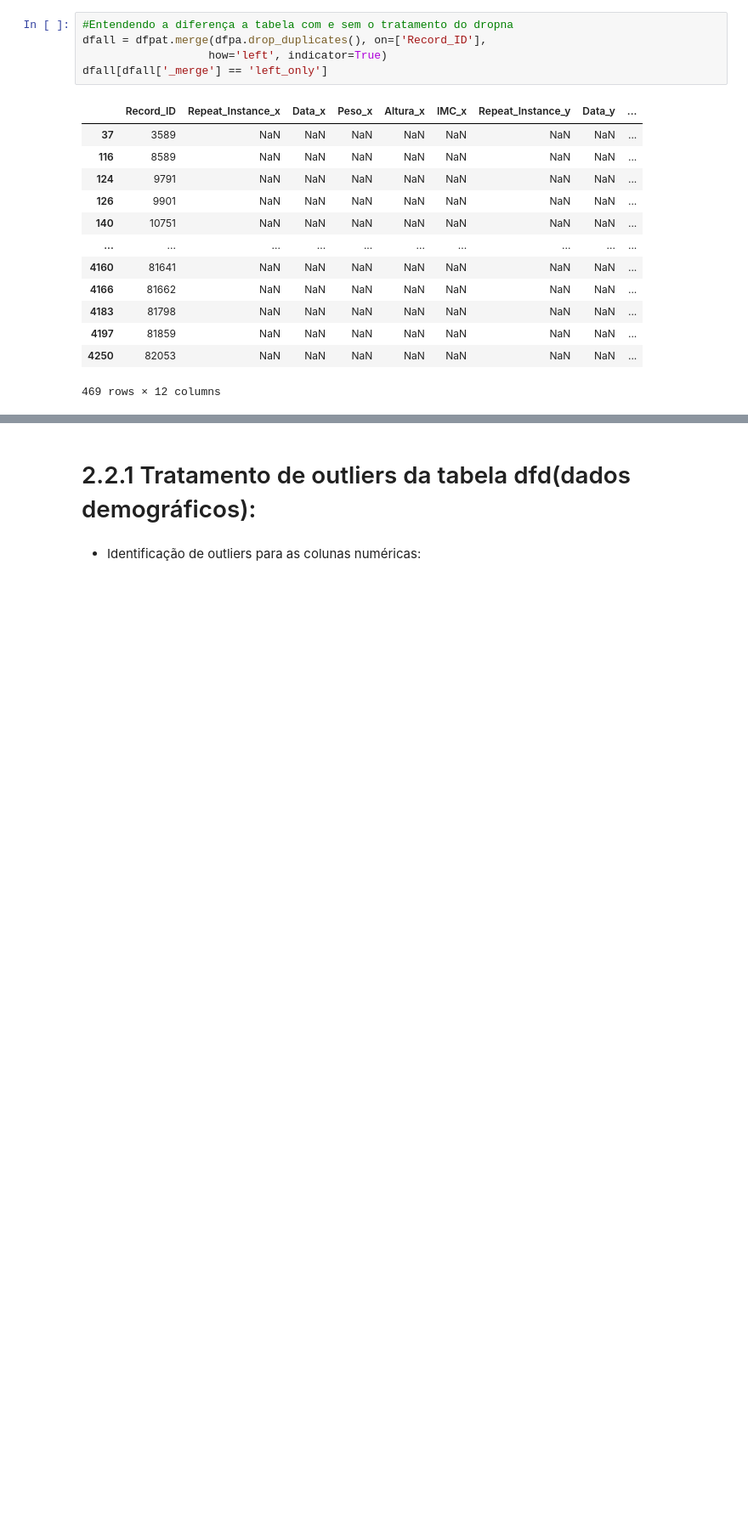
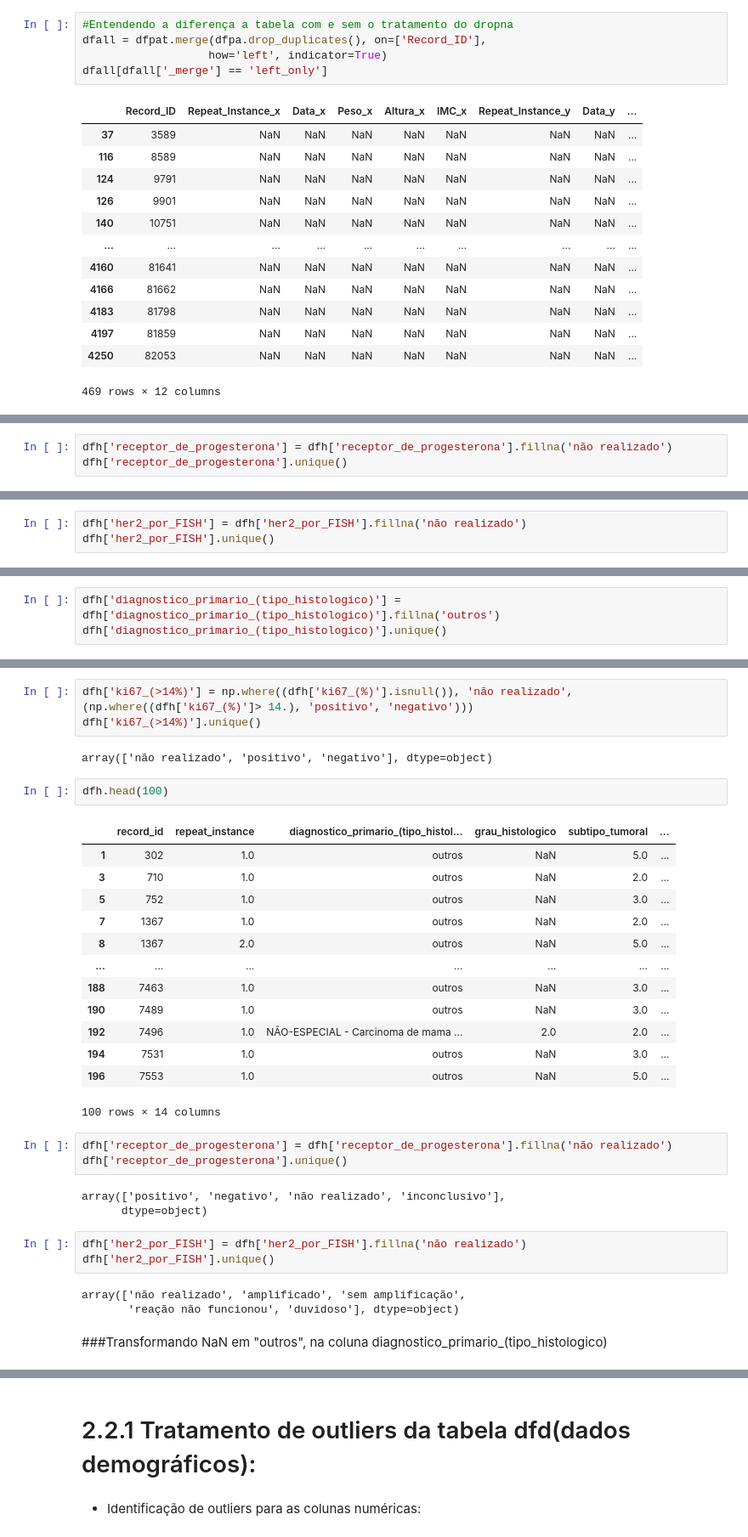
Before and after one commit to 2023M3T5-Inteli/grupo3, a Jupyter notebook: notebooks/T5_G3_V2_Predictive_Model_Development.ipynb, the cells around one changed output, grey strips where cells are left out. Shown at 85% size. Saved outputs shown, nothing was run; the diff lists cells and outputs as text; blank space fills up the shorter version.

```diff
--- a/notebooks/T5_G3_V2_Predictive_Model_Development.ipynb
+++ b/notebooks/T5_G3_V2_Predictive_Model_Development.ipynb
@@ -647,0 +833,3 @@ dfall[dfall['_merge'] == 'left_only']
+# %%
+dfh['receptor_de_progesterona'] = dfh['receptor_de_progesterona'].fillna('não realizado')
+dfh['receptor_de_progesterona'].unique()
@@ -647,0 +839,3 @@ dfall[dfall['_merge'] == 'left_only']
+# %%
+dfh['her2_por_FISH'] = dfh['her2_por_FISH'].fillna('não realizado')
+dfh['her2_por_FISH'].unique()
@@ -647,0 +847,3 @@ dfall[dfall['_merge'] == 'left_only']
+# %%
+dfh['diagnostico_primario_(tipo_histologico)'] = dfh['diagnostico_primario_(tipo_histologico)'].fillna('outros')
+dfh['diagnostico_primario_(tipo_histologico)'].unique()
@@ -647,0 +882,35 @@ dfall[dfall['_merge'] == 'left_only']
+# %%
+dfh['ki67_(>14%)'] = np.where((dfh['ki67_(%)'].isnull()), 'não realizado', (np.where((dfh['ki67_(%)']> 14.), 'positivo', 'negativo')))
+dfh['ki67_(>14%)'].unique()
+# %% [output]
+array(['não realizado', 'positivo', 'negativo'], dtype=object)
+# %%
+dfh.head(100)
+# %% [output]
+|  | record_id | repeat_instance | diagnostico_primario_(tipo_histol... | grau_histologico | subtipo_tumoral | ... |
+| 1 | 302 | 1.0 | outros | NaN | 5.0 | ... |
+| 3 | 710 | 1.0 | outros | NaN | 2.0 | ... |
+| 5 | 752 | 1.0 | outros | NaN | 3.0 | ... |
+| 7 | 1367 | 1.0 | outros | NaN | 2.0 | ... |
+| 8 | 1367 | 2.0 | outros | NaN | 5.0 | ... |
+| ... | ... | ... | ... | ... | ... | ... |
+| 188 | 7463 | 1.0 | outros | NaN | 3.0 | ... |
+| 190 | 7489 | 1.0 | outros | NaN | 3.0 | ... |
+| 192 | 7496 | 1.0 | NÃO-ESPECIAL - Carcinoma de mama ... | 2.0 | 2.0 | ... |
+| 194 | 7531 | 1.0 | outros | NaN | 3.0 | ... |
+| 196 | 7553 | 1.0 | outros | NaN | 5.0 | ... |
+100 rows × 14 columns
+# %%
+dfh['receptor_de_progesterona'] = dfh['receptor_de_progesterona'].fillna('não realizado')
+dfh['receptor_de_progesterona'].unique()
+# %% [output]
+array(['positivo', 'negativo', 'não realizado', 'inconclusivo'],
+      dtype=object)
+# %%
+dfh['her2_por_FISH'] = dfh['her2_por_FISH'].fillna('não realizado')
+dfh['her2_por_FISH'].unique()
+# %% [output]
+array(['não realizado', 'amplificado', 'sem amplificação',
+       'reação não funcionou', 'duvidoso'], dtype=object)
+# %% [markdown]
+###Transformando NaN em "outros", na coluna diagnostico_primario_(tipo_histologico)
```
Also changed, not shown: parts of 37 cells of this notebook.
